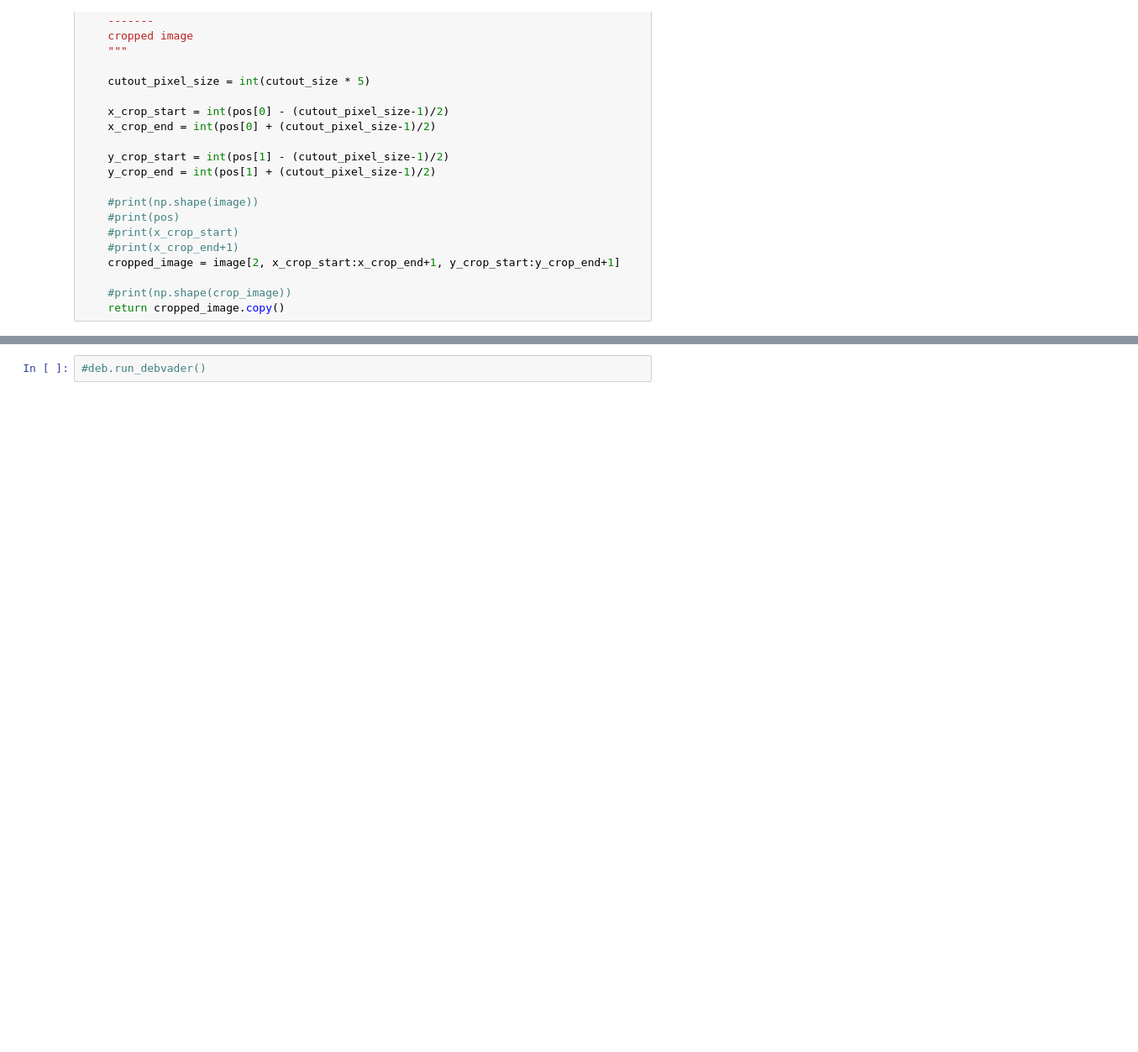
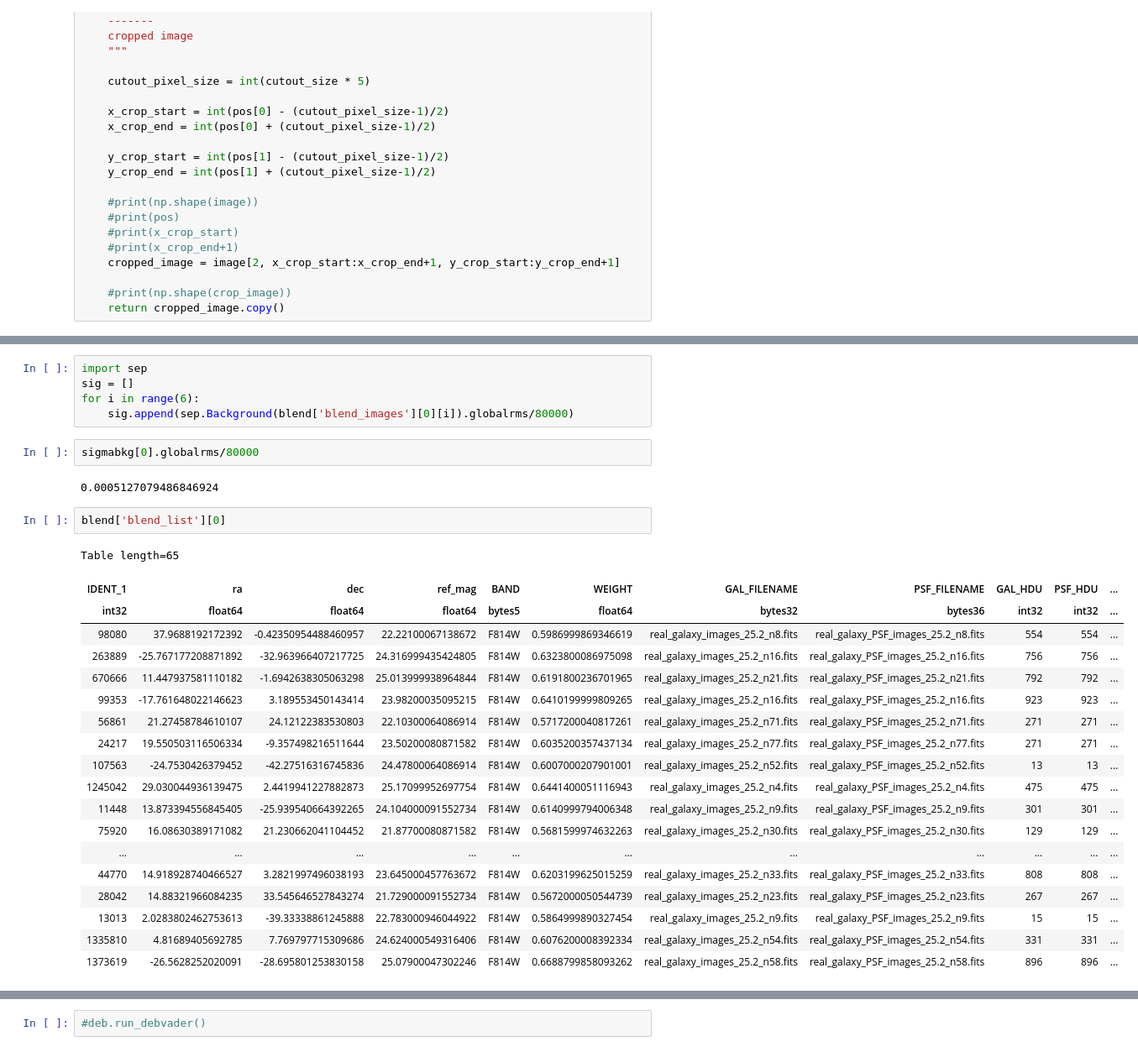
Before and after one commit to b-biswas/MADNESS-legacy, a Jupyter notebook: notebooks/test_simultaneous_deblending.ipynb, the cells around one changed output, grey strips where cells are left out. Shown at 84% size. Saved outputs shown, nothing was run; the diff lists cells and outputs as text; blank space fills up the shorter version.

```diff
--- a/notebooks/test_simultaneous_deblending.ipynb
+++ b/notebooks/test_simultaneous_deblending.ipynb
@@ -128,3 +136,34 @@ plt.savefig("input field")
+# %%
+import sep
+sig = []
+for i in range(6):
+    sig.append(sep.Background(blend['blend_images'][0][i]).globalrms/80000)
+# %%
+sigmabkg[0].globalrms/80000
+# %% [output]
+0.0005127079486846924
+# %%
+blend['blend_list'][0]
+# %% [output]
+Table length=65
+| IDENT_1 | ra | dec | ref_mag | BAND | WEIGHT | GAL_FILENAME | PSF_FILENAME | GAL_HDU | PSF_HDU | ... |
+| int32 | float64 | float64 | float64 | bytes5 | float64 | bytes32 | bytes36 | int32 | int32 | ... |
+| 98080 | 37.9688192172392 | -0.42350954488460957 | 22.22100067138672 | F814W | 0.5986999869346619 | real_galaxy_images_25.2_n8.fits | real_galaxy_PSF_images_25.2_n8.fits | 554 | 554 | ... |
+| 263889 | -25.767177208871892 | -32.963966407217725 | 24.316999435424805 | F814W | 0.6323800086975098 | real_galaxy_images_25.2_n16.fits | real_galaxy_PSF_images_25.2_n16.fits | 756 | 756 | ... |
+| 670666 | 11.447937581110182 | -1.6942638305063298 | 25.013999938964844 | F814W | 0.6191800236701965 | real_galaxy_images_25.2_n21.fits | real_galaxy_PSF_images_25.2_n21.fits | 792 | 792 | ... |
+| 99353 | -17.761648022146623 | 3.189553450143414 | 23.98200035095215 | F814W | 0.6410199999809265 | real_galaxy_images_25.2_n16.fits | real_galaxy_PSF_images_25.2_n16.fits | 923 | 923 | ... |
+| 56861 | 21.27458784610107 | 24.12122383530803 | 22.10300064086914 | F814W | 0.5717200040817261 | real_galaxy_images_25.2_n71.fits | real_galaxy_PSF_images_25.2_n71.fits | 271 | 271 | ... |
+| 24217 | 19.550503116506334 | -9.357498216511644 | 23.50200080871582 | F814W | 0.6035200357437134 | real_galaxy_images_25.2_n77.fits | real_galaxy_PSF_images_25.2_n77.fits | 271 | 271 | ... |
+| 107563 | -24.7530426379452 | -42.27516316745836 | 24.47800064086914 | F814W | 0.6007000207901001 | real_galaxy_images_25.2_n52.fits | real_galaxy_PSF_images_25.2_n52.fits | 13 | 13 | ... |
+| 1245042 | 29.030044936139475 | 2.4419941227882873 | 25.17099952697754 | F814W | 0.6441400051116943 | real_galaxy_images_25.2_n4.fits | real_galaxy_PSF_images_25.2_n4.fits | 475 | 475 | ... |
+| 11448 | 13.873394556845405 | -25.939540664392265 | 24.104000091552734 | F814W | 0.6140999794006348 | real_galaxy_images_25.2_n9.fits | real_galaxy_PSF_images_25.2_n9.fits | 301 | 301 | ... |
+| 75920 | 16.08630389171082 | 21.230662041104452 | 21.87700080871582 | F814W | 0.5681599974632263 | real_galaxy_images_25.2_n30.fits | real_galaxy_PSF_images_25.2_n30.fits | 129 | 129 | ... |
+| ... | ... | ... | ... | ... | ... | ... | ... | ... | ... | ... |
+| 44770 | 14.918928740466527 | 3.2821997496038193 | 23.645000457763672 | F814W | 0.6203199625015259 | real_galaxy_images_25.2_n33.fits | real_galaxy_PSF_images_25.2_n33.fits | 808 | 808 | ... |
+| 28042 | 14.88321966084235 | 33.545646527843274 | 21.729000091552734 | F814W | 0.5672000050544739 | real_galaxy_images_25.2_n23.fits | real_galaxy_PSF_images_25.2_n23.fits | 267 | 267 | ... |
+| 13013 | 2.0283802462753613 | -39.33338861245888 | 22.783000946044922 | F814W | 0.5864999890327454 | real_galaxy_images_25.2_n9.fits | real_galaxy_PSF_images_25.2_n9.fits | 15 | 15 | ... |
+| 1335810 | 4.81689405692785 | 7.769797715309686 | 24.624000549316406 | F814W | 0.6076200008392334 | real_galaxy_images_25.2_n54.fits | real_galaxy_PSF_images_25.2_n54.fits | 331 | 331 | ... |
+| 1373619 | -26.5628252020091 | -28.695801253830158 | 25.07900047302246 | F814W | 0.6688799858093262 | real_galaxy_images_25.2_n58.fits | real_galaxy_PSF_images_25.2_n58.fits | 896 | 896 | ... |
 # %%
 tf.get_logger().setLevel('ERROR')
 
```
Also changed, not shown: parts of 19 cells of this notebook.
